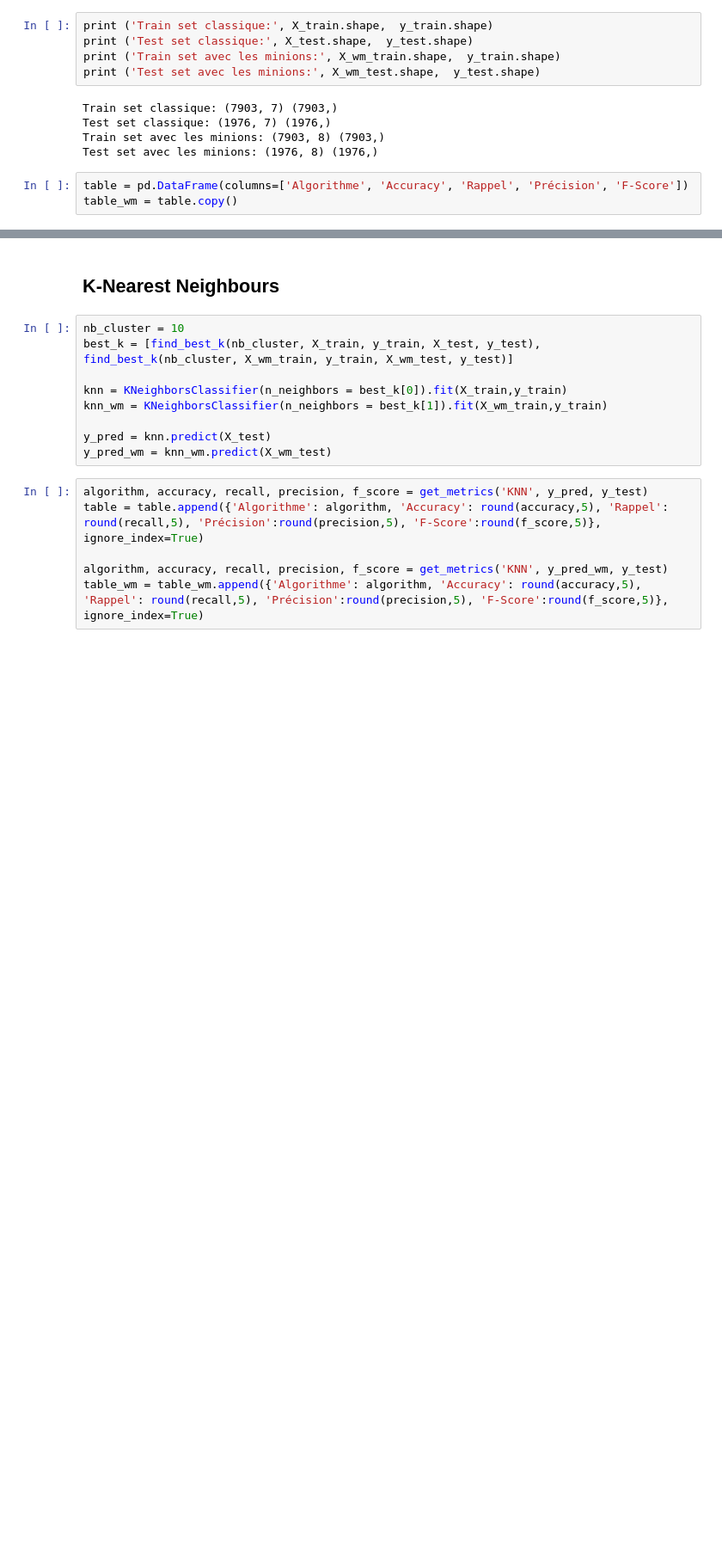
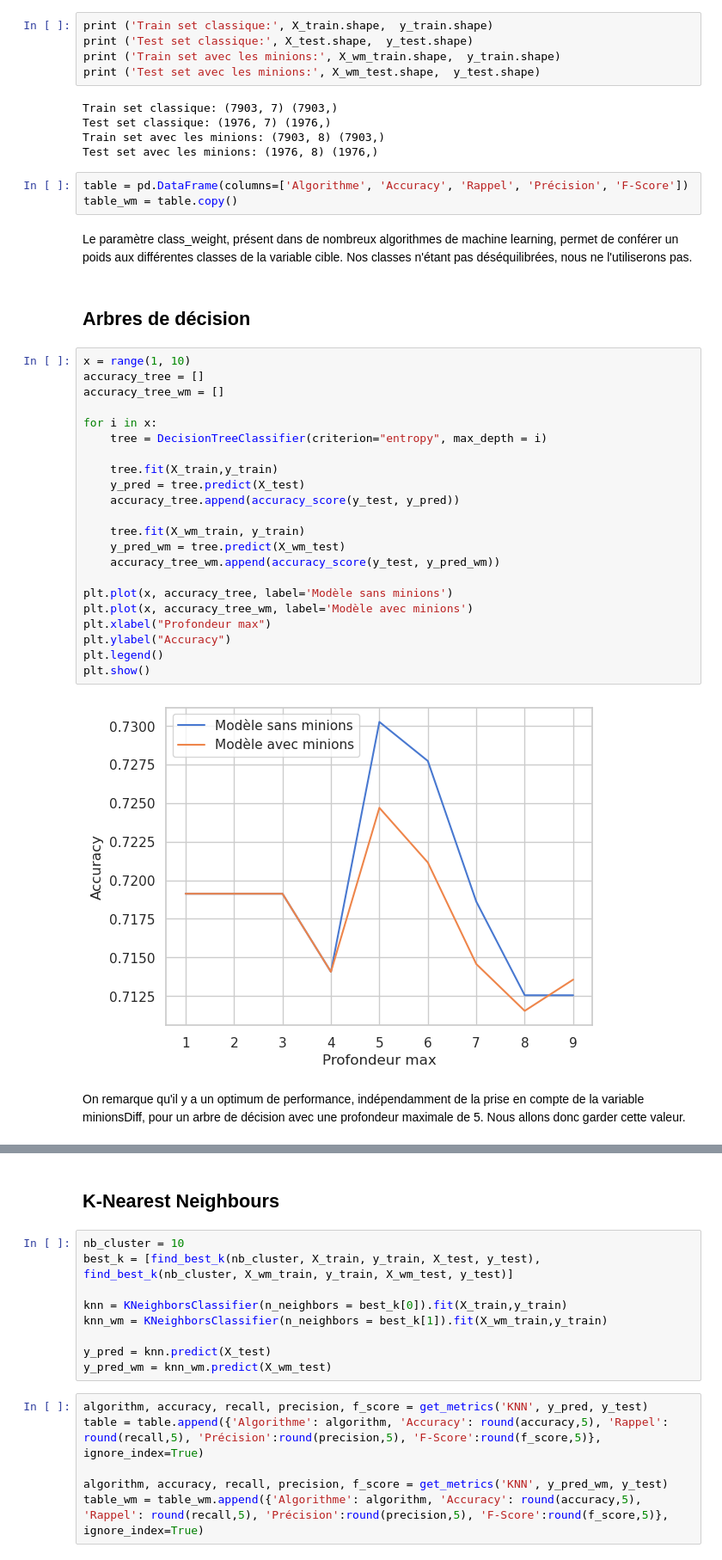
Before and after one commit to lucagortana/game-learning, a Jupyter notebook: LoL_classification.ipynb, the cells around one changed output, grey strips where cells are left out. Shown at 86% size. Drawn from its saved outputs; the diff is of its cells as text; blank space fills up the shorter version.

```diff
--- a/LoL_classification.ipynb
+++ b/LoL_classification.ipynb
@@ -364,3 +364,33 @@ Test set avec les minions: (1976, 8) (1976,)
 # %%
 table = pd.DataFrame(columns=['Algorithme', 'Accuracy', 'Rappel', 'Précision', 'F-Score'])
 table_wm = table.copy()
+# %% [markdown]
+Le paramètre class_weight, présent dans de nombreux algorithmes de machine learning, permet de conférer un poids aux différentes classes de la variable cible. Nos classes n'étant pas déséquilibrées, nous ne l'utiliserons pas.
+# %% [markdown]
+## Arbres de décision
+# %%
+x = range(1, 10)
+accuracy_tree = []
+accuracy_tree_wm = []
+
+for i in x:
+    tree = DecisionTreeClassifier(criterion="entropy", max_depth = i)
+
+    tree.fit(X_train,y_train)
+    y_pred = tree.predict(X_test)
+    accuracy_tree.append(accuracy_score(y_test, y_pred))
+
+    tree.fit(X_wm_train, y_train)
+    y_pred_wm = tree.predict(X_wm_test)
+    accuracy_tree_wm.append(accuracy_score(y_test, y_pred_wm))
+
+plt.plot(x, accuracy_tree, label='Modèle sans minions')
+plt.plot(x, accuracy_tree_wm, label='Modèle avec minions')
+plt.xlabel("Profondeur max")
+plt.ylabel("Accuracy")
+plt.legend()
+plt.show()
+# %% [output]
+[figure, added]
+# %% [markdown]
+On remarque qu'il y a un optimum de performance, indépendamment de la prise en compte de la variable minionsDiff, pour un arbre de décision avec une profondeur maximale de 5. Nous allons donc garder cette valeur.
```
Also changed, not shown: parts of 25 cells of this notebook.
